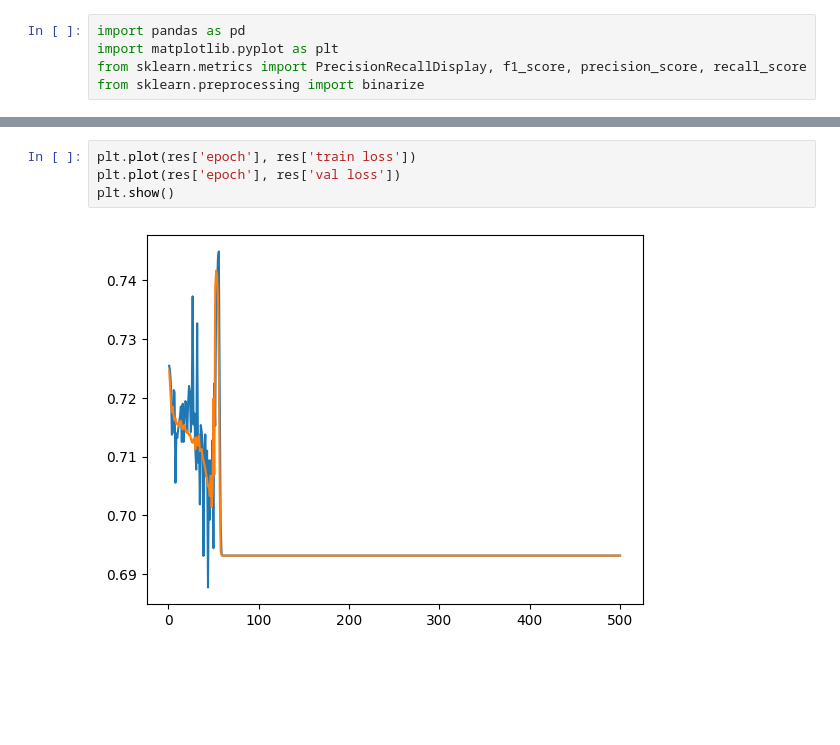
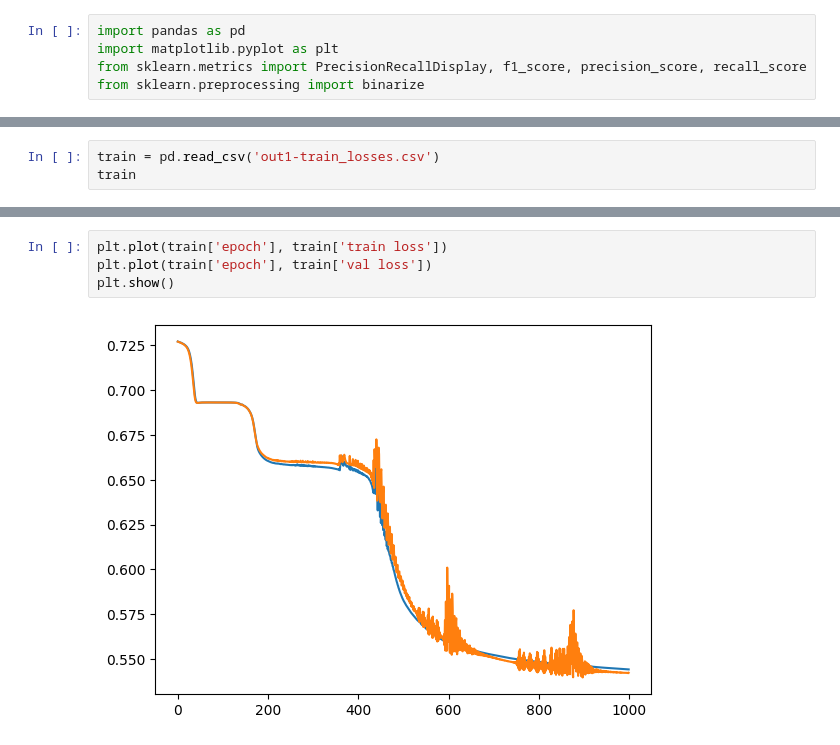
Before and after one commit to jpelayx/nlp, a Jupyter notebook: model.ipynb, the cells around one changed output, grey strips where cells are left out. Saved outputs shown, nothing was run; the diff lists cells and outputs as text; blank space fills up the shorter version.

```diff
--- a/model.ipynb
+++ b/model.ipynb
@@ -208,0 +209,3 @@ print(recall_score(res['y_true'], res['y_pred_bin']))
+# %%
+train = pd.read_csv('out1-train_losses.csv')
+train
@@ -209,6 +226,6 @@ print(recall_score(res['y_true'], res['y_pred_bin']))
 # %%
-plt.plot(res['epoch'], res['train loss'])
-plt.plot(res['epoch'], res['val loss'])
+plt.plot(train['epoch'], train['train loss'])
+plt.plot(train['epoch'], train['val loss'])
 plt.show()
 # %% [output]
-[figure, old version]
+[figure, new version]
```
Also changed, not shown: parts of 6 cells of this notebook, 5 other files.
